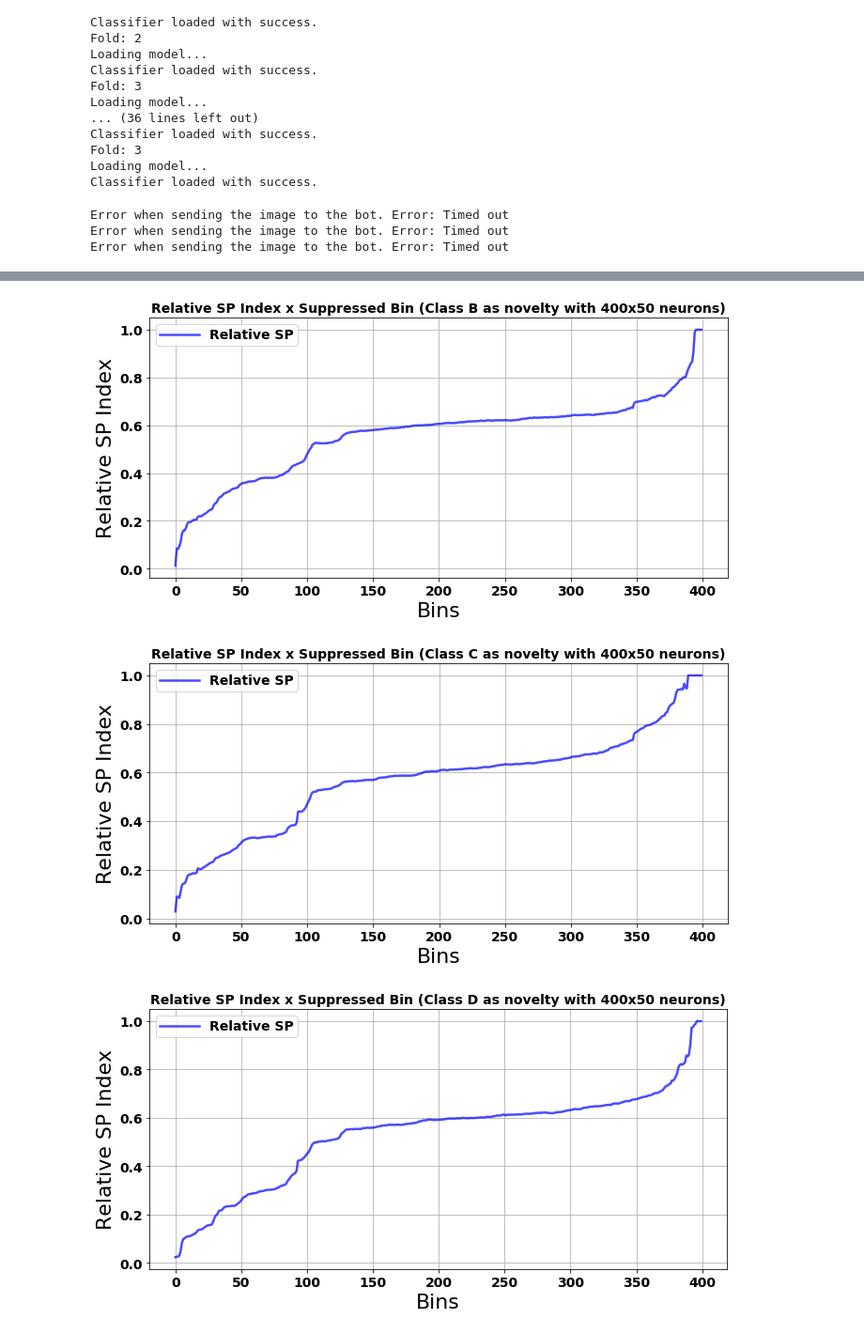
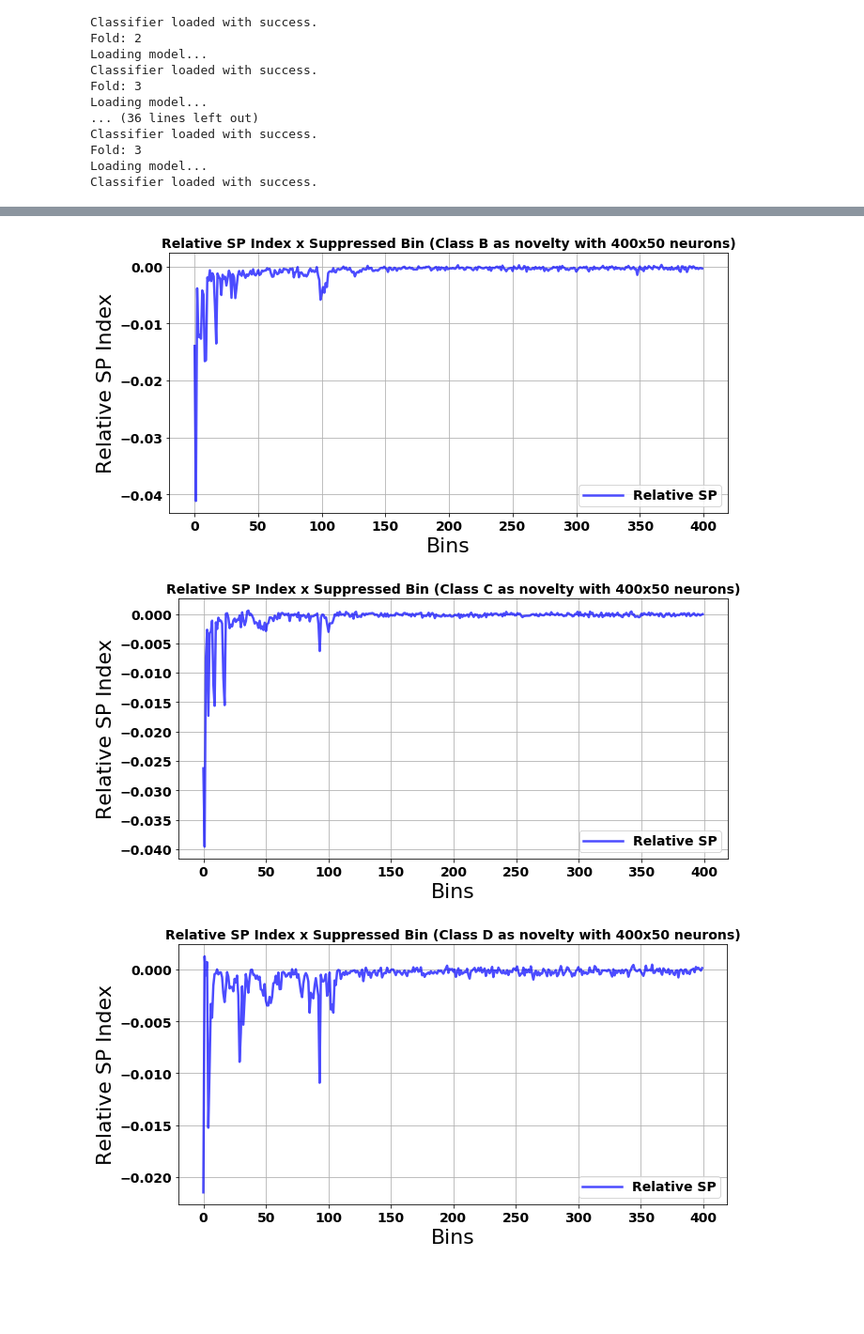
Before and after one commit to viniciusdsmello/SonarAnalysis, a Jupyter notebook: Packages/NoveltyDetection/NeuralNetwork/FeatureRelevanceAnalysis.ipynb, the cells around one changed output, grey strips where cells are left out. Shown: that part at 94% size. Drawn from its saved outputs; the diff is of its cells as text; code cells hidden in the pictures; blank space fills up the shorter version.

Commit message:
Fixed errors due to the python2->python3 upgrade

```diff
--- a/Packages/NoveltyDetection/NeuralNetwork/FeatureRelevanceAnalysis.ipynb
+++ b/Packages/NoveltyDetection/NeuralNetwork/FeatureRelevanceAnalysis.ipynb
@@ -28,11 +28,11 @@ results_path = CONFIG['PACKAGE_NAME']
 
 training_params = {
     "Technique": "NeuralNetwork",
-    "DevelopmentMode": True,
+    "DevelopmentMode": False,
     "DevelopmentEvents": 400,
 }
 analysis = NNNoveltyDetectionAnalysis(parameters=training_params,
-                                      model_hash="ab8d709e5cbb30bd01996f9f7b8e1e99f64d51a94a02019fb646d0d2368ce623",#"288861ff98f11a0dc05b9fbd92375a80a22fe13671458441e5adc5cd38eea319",
+                                      model_hash="09862c788e5407f27ba6907020be508103b7c32a8bde2875b24d33b0ffe646cb",#"288861ff98f11a0dc05b9fbd92375a80a22fe13671458441e5adc5cd38eea319",
                                       load_hash=True, load_data=True, verbose=True)
 all_data, all_trgt, all_trgt_sparse = analysis.getData()
 
@@ -98,6 +99,8 @@ layer = 1
 
 # Choose neurons topology
 hidden_neurons = [50]
+
+inovelty = 0
 
 # step = 5
 # neurons_mat = [1] + range(step,hidden_neurons[layer-1]+step,step)
@@ -146,7 +149,7 @@ if not os.path.exists(analysis_file):
             reference_sp[inovelty, ifold] =  sp_index(known_target, np.argmax(output, axis=1))
 
             for ibin in range(n_bins):
-                temp_known_data = known_data
+                temp_known_data = np.copy(known_data)
                 temp_known_data[:,ibin] = 0
                 #Get model output
                 output = classifier.predict(temp_known_data)
@@ -202,13 +205,13 @@ for inovelty in range(len(analysis.class_labels)):
     mean_sp = np.mean(sp_per_bin[inovelty,:], axis=0)
     error_sp = np.std(sp_per_bin[inovelty,:,:], axis=0)
 
-    relative_sp = (np.ones(mean_sp.shape)*reference_mean_sp-mean_sp)/reference_mean_sp
+    relative_sp = (mean_sp-(np.ones(mean_sp.shape)*reference_mean_sp))
 
     bins = list(range(all_data.shape[1]))
 
-    ax.plot(bins, mean_sp, color='b', alpha=0.7, linewidth=2.5, label='Relative SP')
+    ax.plot(bins, relative_sp, color='b', alpha=0.7, linewidth=2.5, label='Relative SP')
 
-    ax.fill_between(bins, mean_sp+error_sp, mean_sp-error_sp, facecolor='blue', alpha=0.3)
+    # ax.fill_between(bins, relative_sp+error_sp, relative_sp-error_sp, facecolor='blue', alpha=0.3)
 
     ax.set_title('Relative SP Index x Suppressed Bin (Class {} as novelty with {} neurons)'.format(analysis.class_labels[inovelty], neurons_str),
                                   fontsize=14, fontweight='bold')
@@ -226,6 +229,3 @@ for inovelty in range(len(analysis.class_labels)):
     except Exception as e:
         print("Error when sending the image to the bot. Error: {}".format(str(e)))
 # %% [output]
-Error when sending the image to the bot. Error: Timed out
-Error when sending the image to the bot. Error: Timed out
-Error when sending the image to the bot. Error: Timed out
@@ -233,3 +233,3 @@ Error when sending the image to the bot. Error: Timed out
-[figure, old version]
+[figure, new version]
-[figure, old version]
+[figure, new version]
-[figure, old version]
+[figure, new version]
```
Also changed, not shown: parts of 3 cells of this notebook, 12 other files.
